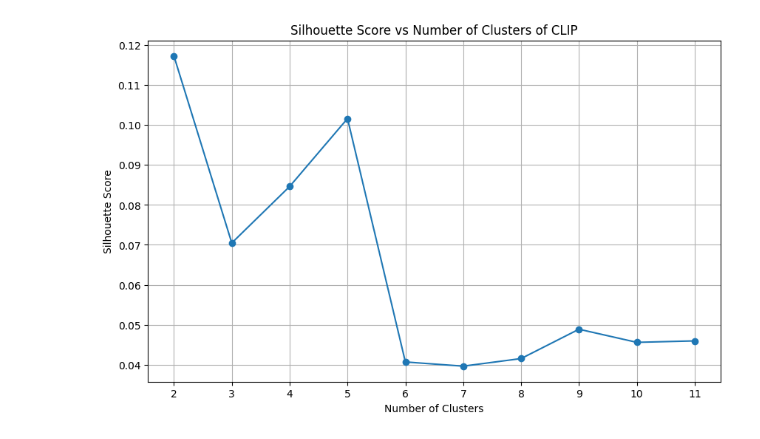
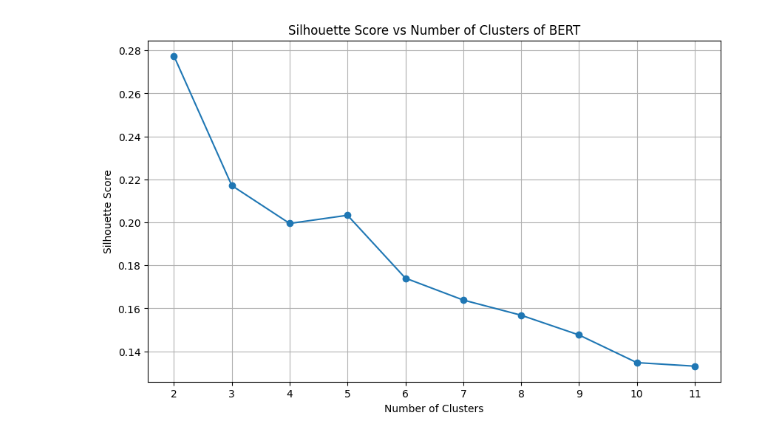
Before and after one commit to kynestic/CPC-Analysis-Project, a Jupyter notebook: notebooks/3.classification events/classification.ipynb, the cells around one changed output. Cells and saved outputs as stored; diff of their text form; code cells hidden in the pictures.

Commit message:
update
changing embedding strategy

```diff
--- a/notebooks/3.classification events/classification.ipynb
+++ b/notebooks/3.classification events/classification.ipynb
@@ -1,37 +1,37 @@
 # %%
 from sklearn.preprocessing import StandardScaler as ss
 from sklearn.metrics import silhouette_score
 import pandas as pd
 from sklearn.cluster import KMeans
 import numpy as np
 import matplotlib.pyplot as plt
 
-df = pd.read_csv(r'D:\CODING\Project\NVIDIA Stock prediction\data\embedding_text\CLIP_EmbeddingText.csv')
+df = pd.read_csv(r'D:\CODING\Project\NVIDIA Stock prediction\data\embedding_text\BERT_EmbeddingText.csv')
 data = df.drop('timestamp', axis=1)
 data = pd.DataFrame(ss().fit_transform(data))
 
 silhouette_scores = []
 
 for cluster in range(11, 1, -1):
     model = KMeans(n_clusters=cluster, random_state=42)
     model.fit(data)
     silhouette_avg = silhouette_score(data, model.labels_)
     silhouette_scores.append(silhouette_avg)
     new_data = pd.DataFrame()
     new_data['Cluster'] = model.labels_
     new_data['timestamp'] = df['timestamp']
-    new_data.to_csv(r'D:\CODING\Project\NVIDIA Stock prediction\data\classification\CLIP_EmbeddingText_classification.csv', index=False)
+    new_data.to_csv(r'D:\CODING\Project\NVIDIA Stock prediction\data\classification\BERT_EmbeddingText_classification.csv', index=False)
 
 plt.figure(figsize=(10, 6))
 plt.plot(range(11, 1, -1), silhouette_scores, marker='o')
-plt.title('Silhouette Score vs Number of Clusters of CLIP')
+plt.title('Silhouette Score vs Number of Clusters of BERT')
 plt.xlabel('Number of Clusters')
 plt.ylabel('Silhouette Score')
 plt.xticks(range(11, 1, -1))
 plt.grid()
 plt.show()
 # %% [output]
-[figure, old version]
+[figure, new version]
 # %%
 from sklearn.preprocessing import StandardScaler as ss
 from sklearn.metrics import silhouette_score
```
Also changed, not shown: 9 other files.
